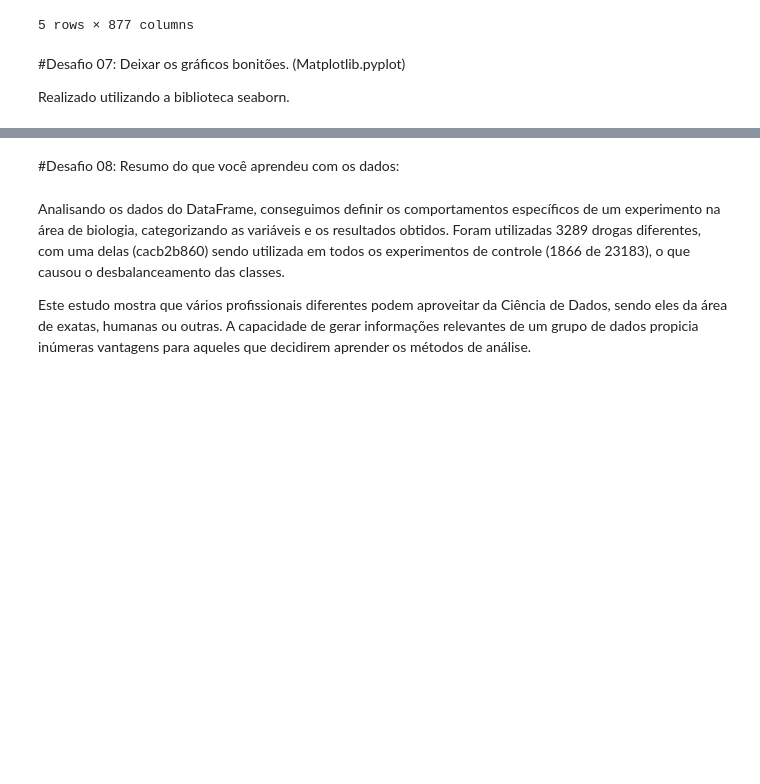
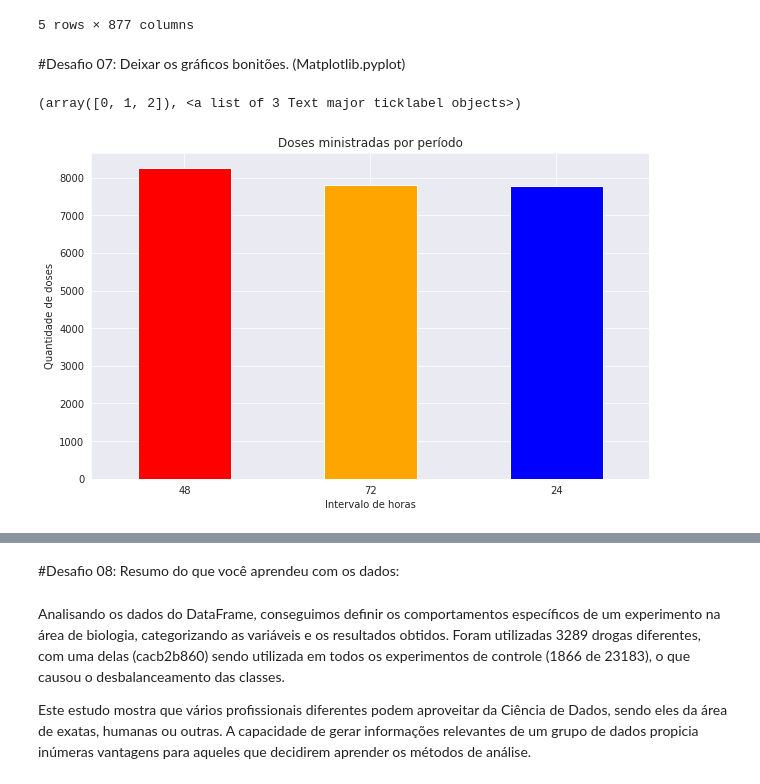
Before and after one commit to MisterGusMan/Alura_ID3, a Jupyter notebook: Análise_Aula_1.ipynb, the cells around one changed output, grey strips where cells are left out. Drawn from its saved outputs; the diff is of its cells as text; code cells hidden in the pictures; blank space fills up the shorter version.

```diff
--- a/Análise_Aula_1.ipynb
+++ b/Análise_Aula_1.ipynb
@@ -261,5 +271,3 @@ df.head()
 5 rows × 877 columns
 # %% [markdown]
 #Desafio 07: Deixar os gráficos bonitões. (Matplotlib.pyplot)
-
-Realizado utilizando a biblioteca seaborn.
@@ -265,0 +278,10 @@ Realizado utilizando a biblioteca seaborn.
+# %%
+plt.figure(figsize = (10,6))
+ax = df['tempo'].value_counts().plot.bar(color=['red', 'orange', 'blue'])
+plt.title("Doses ministradas por período")
+plt.xlabel("Intervalo de horas",)
+plt.ylabel("Quantidade de doses")
+plt.xticks(rotation = 0)
+# %% [output]
+(array([0, 1, 2]), <a list of 3 Text major ticklabel objects>)
+[figure, added]
```
Also changed, not shown: parts of 7 cells of this notebook.
